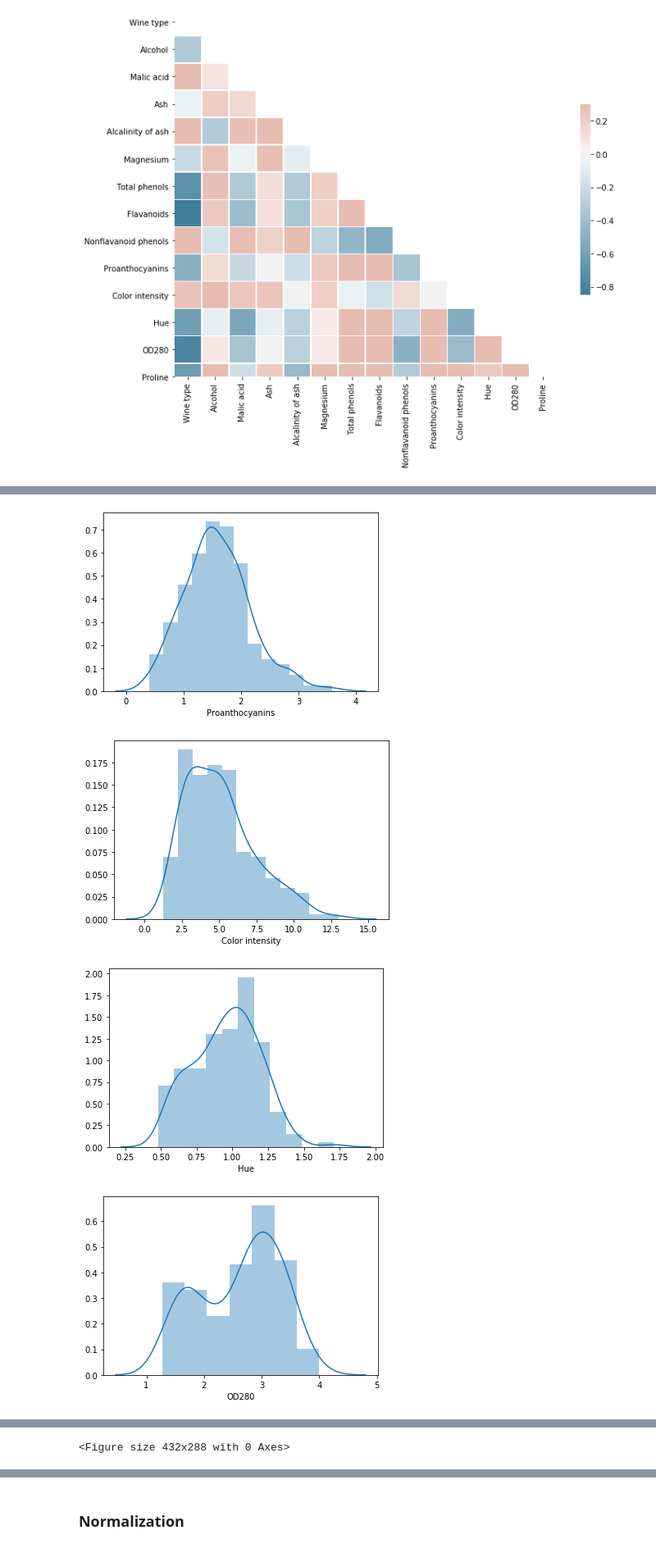
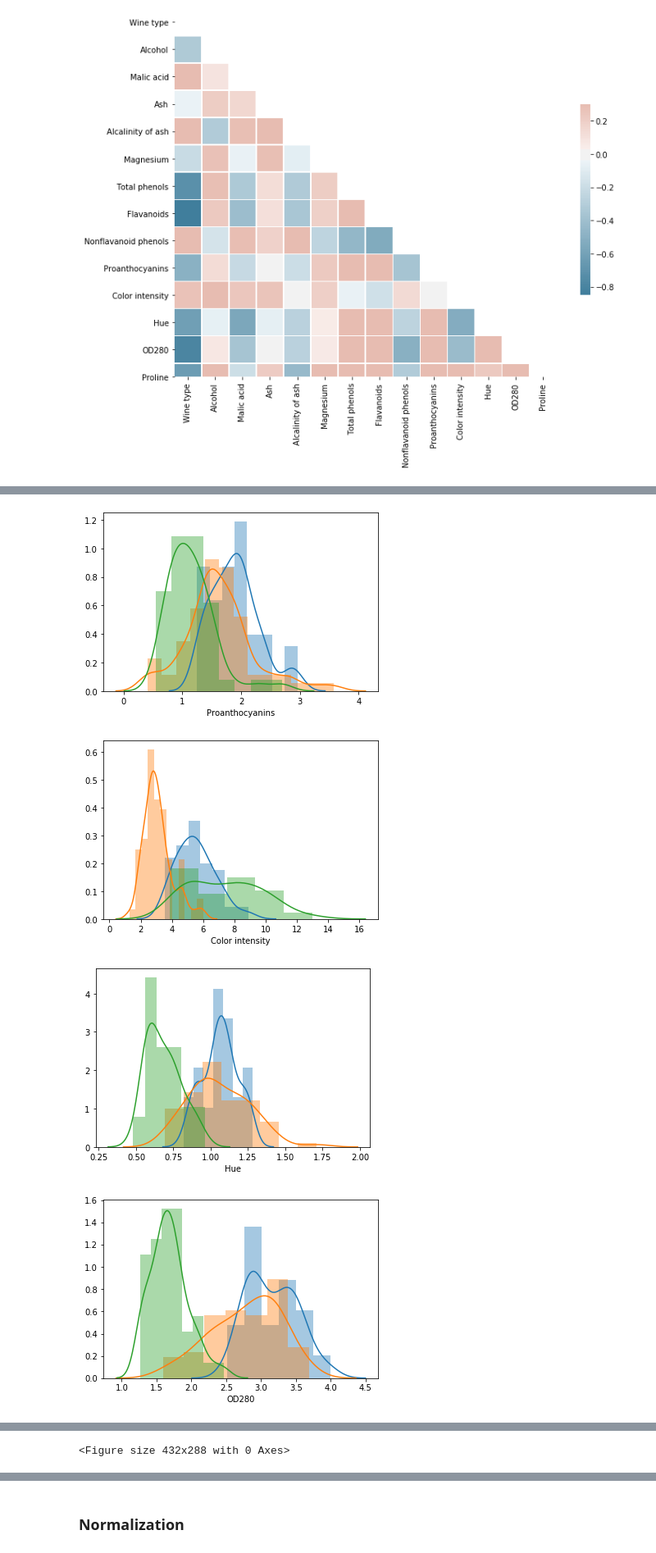
Before and after one commit to kkuchynskyi/data_analysis_kpi, a Jupyter notebook: lab2/main.ipynb, the cells around one changed output, grey strips where cells are left out. Shown at 82% size. Saved outputs shown, nothing was run; the diff lists cells and outputs as text; code cells hidden in the pictures.

```diff
--- a/lab2/main.ipynb
+++ b/lab2/main.ipynb
@@ -65,6 +70,8 @@ sns.heatmap(corr, mask=mask, cmap=cmap, vmax=.3, center=0,
 [figure]
 # %%
 for column in names[1:]:
-    sns.distplot(df[column])
+    for i in range(1, 4, 1):
+        x = df[column][df["Wine type"] == i]
+        sns.distplot(x)
     plt.figure()
 # %% [output]
@@ -79,4 +86,4 @@ for column in names[1:]:
-[figure, old version]
+[figure, new version]
-[figure, old version]
+[figure, new version]
-[figure, old version]
+[figure, new version]
-[figure, old version]
+[figure, new version]
```
Also changed, not shown: parts of 7 cells of this notebook.
